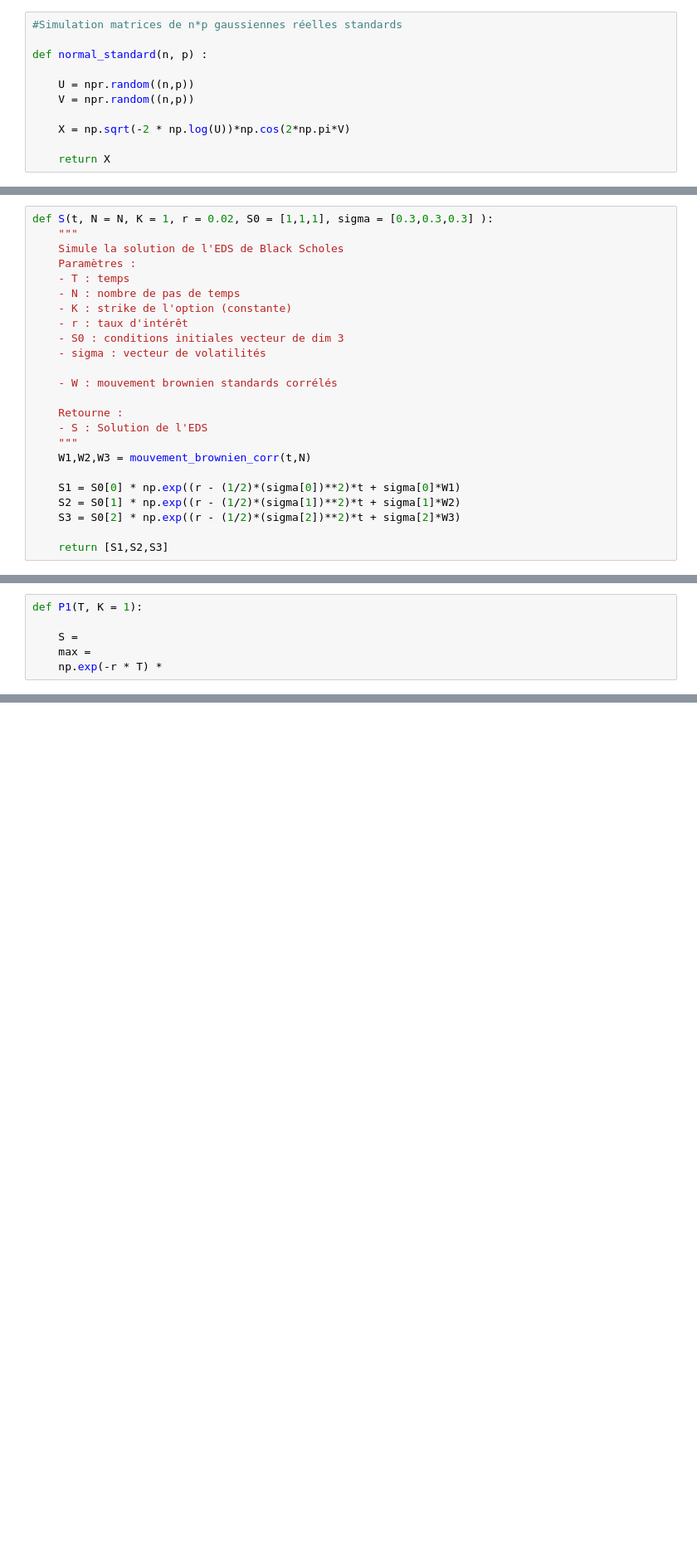
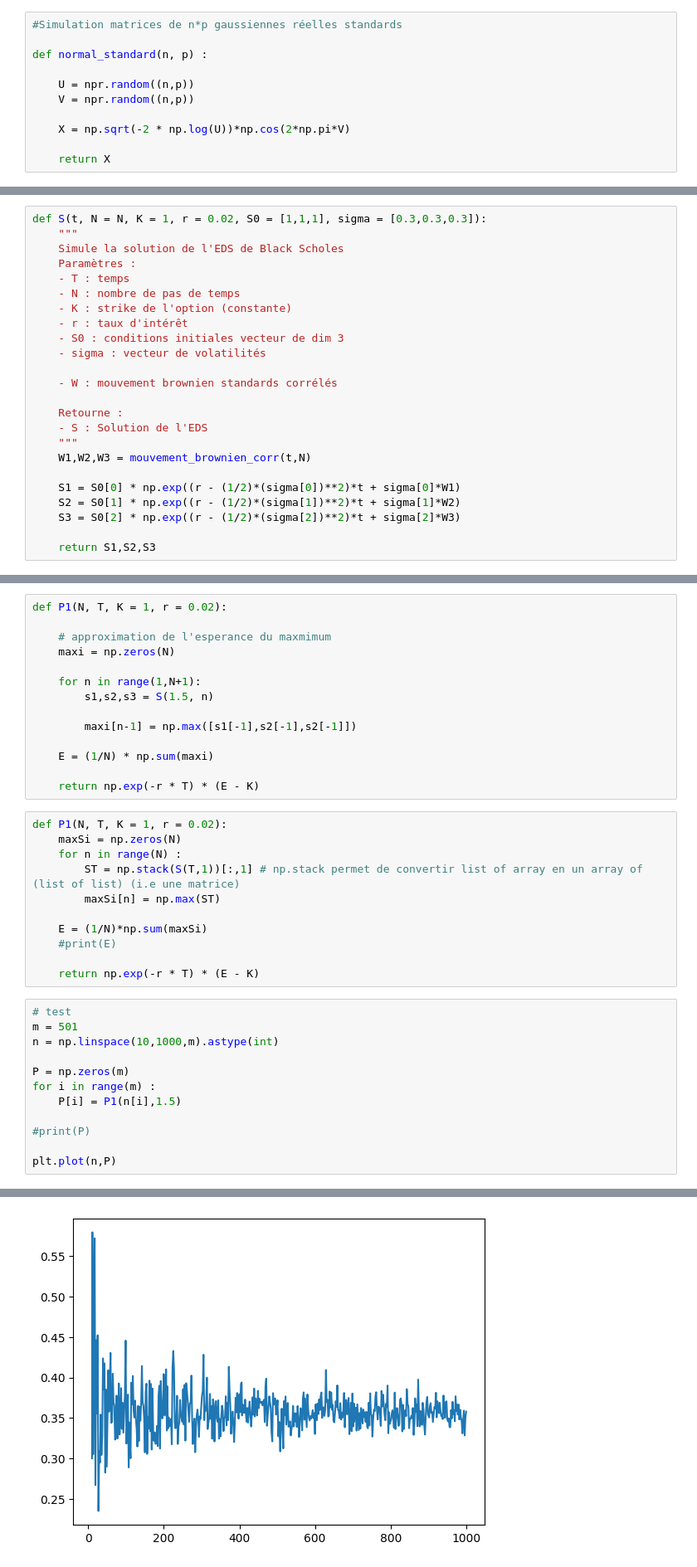
Before and after one commit to quentin-beaurez/Best-of-Options, a Jupyter notebook: BestOf.ipynb, the cells around one changed output, grey strips where cells are left out. Shown at 83% size. Saved outputs shown, nothing was run; the diff lists cells and outputs as text; blank space fills up the shorter version.

```diff
--- a/BestOf.ipynb
+++ b/BestOf.ipynb
@@ -149,5 +125,5 @@ np.float64(0.49989749856817245)
 # %%
-def S(t, N = N, K = 1, r = 0.02, S0 = [1,1,1], sigma = [0.3,0.3,0.3] ):
+def S(t, N = N, K = 1, r = 0.02, S0 = [1,1,1], sigma = [0.3,0.3,0.3]):
     """
     Simule la solution de l'EDS de Black Scholes
     Paramètres :
@@ -169,4 +145,4 @@ def S(t, N = N, K = 1, r = 0.02, S0 = [1,1,1], sigma = [0.3,0.3,0.3] ):
     S2 = S0[1] * np.exp((r - (1/2)*(sigma[1])**2)*t + sigma[1]*W2)
     S3 = S0[2] * np.exp((r - (1/2)*(sigma[2])**2)*t + sigma[2]*W3)
 
-    return [S1,S2,S3]
+    return S1,S2,S3
@@ -199,6 +155,38 @@ S(1.5,100)
 # %%
-def P1(T, K = 1):
+def P1(N, T, K = 1, r = 0.02):
 
-    S =
-    max =
-    np.exp(-r * T) *
+    # approximation de l'esperance du maxmimum
+    maxi = np.zeros(N)
+
+    for n in range(1,N+1):
+        s1,s2,s3 = S(1.5, n)
+
+        maxi[n-1] = np.max([s1[-1],s2[-1],s2[-1]])
+
+    E = (1/N) * np.sum(maxi)
+
+    return np.exp(-r * T) * (E - K)
+# %%
+def P1(N, T, K = 1, r = 0.02):
+    maxSi = np.zeros(N)
+    for n in range(N) :
+        ST = np.stack(S(T,1))[:,1] # np.stack permet de convertir list of array en un array of (list of list) (i.e une matrice)
+        maxSi[n] = np.max(ST)
+
+    E = (1/N)*np.sum(maxSi)
+    #print(E)
+
+    return np.exp(-r * T) * (E - K)
+# %%
+# test
+m = 501
+n = np.linspace(10,1000,m).astype(int)
+
+P = np.zeros(m)
+for i in range(m) :
+    P[i] = P1(n[i],1.5)
+
+#print(P)
+
+plt.plot(n,P)
+# %% [output]
@@ -204,0 +194 @@ def P1(T, K = 1):
+[figure, added]
```
Also changed, not shown: parts of 12 cells of this notebook.
